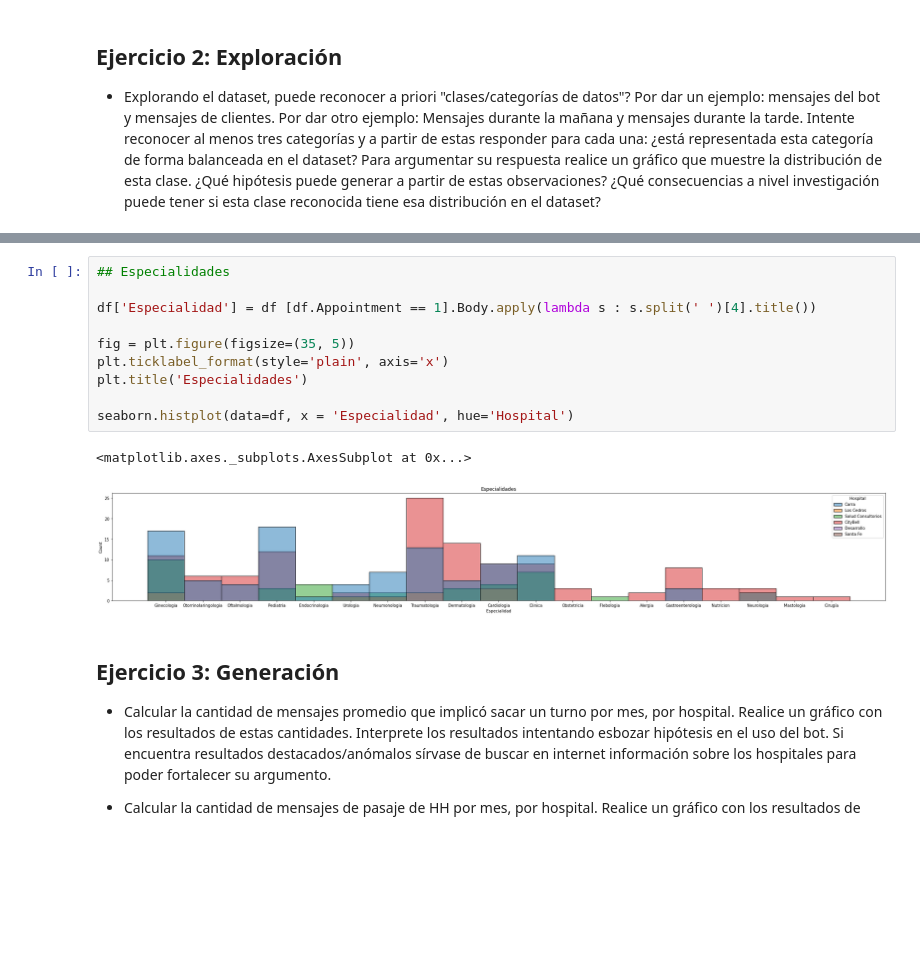
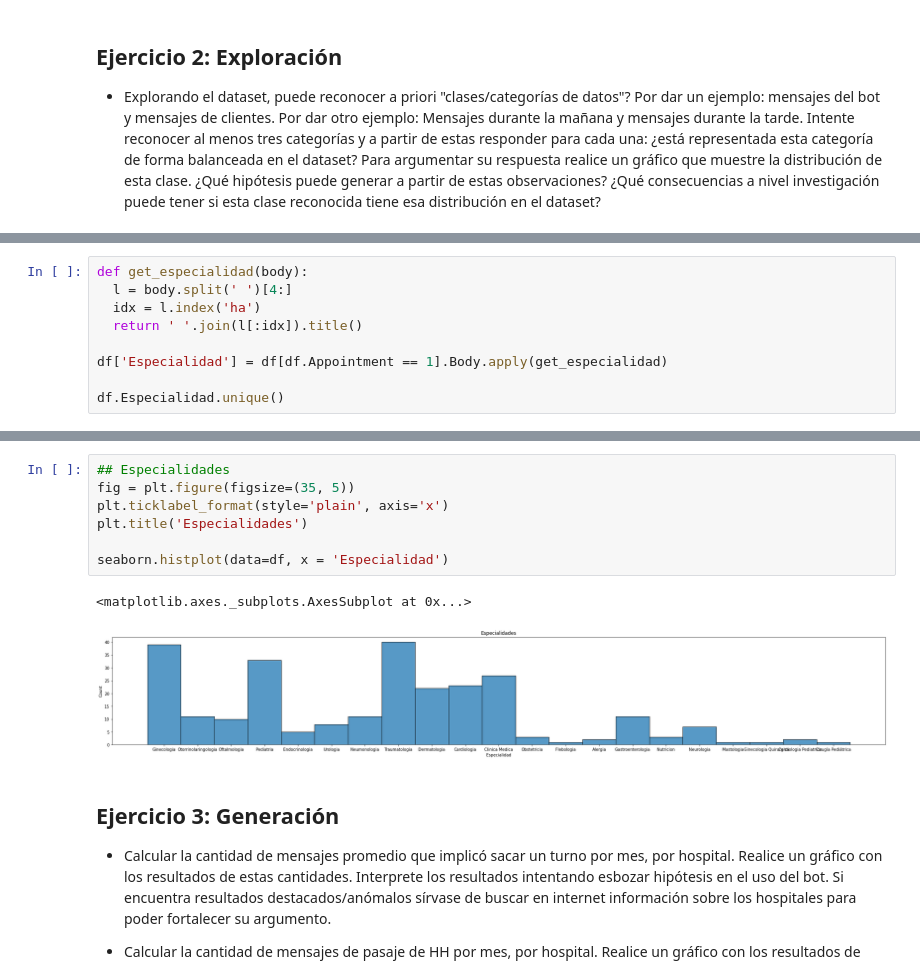
Before and after one commit to Tommmster/mentoria-diplodatos-chatbot, a Jupyter notebook: practico_1_AyV.ipynb, the cells around one changed output, grey strips where cells are left out. Drawn from its saved outputs; the diff is of its cells as text; blank space fills up the shorter version.

```diff
--- a/practico_1_AyV.ipynb
+++ b/practico_1_AyV.ipynb
@@ -383,0 +388,9 @@ Index(['Hospital', 'Tel_hospital', 'Body', 'Status', 'SentDate', 'Fecha',
+# %%
+def get_especialidad(body):
+  l = body.split(' ')[4:]
+  idx = l.index('ha')
+  return ' '.join(l[:idx]).title()
+
+df['Especialidad'] = df[df.Appointment == 1].Body.apply(get_especialidad)
+
+df.Especialidad.unique()
@@ -384,16 +421,13 @@ Index(['Hospital', 'Tel_hospital', 'Body', 'Status', 'SentDate', 'Fecha',
 # %%
 ## Especialidades
-
-df['Especialidad'] = df [df.Appointment == 1].Body.apply(lambda s : s.split(' ')[4].title())
-
 fig = plt.figure(figsize=(35, 5))
 plt.ticklabel_format(style='plain', axis='x')
 plt.title('Especialidades')
 
-seaborn.histplot(data=df, x = 'Especialidad', hue='Hospital')
+seaborn.histplot(data=df, x = 'Especialidad')
 # %% [output]
 <matplotlib.axes._subplots.AxesSubplot at 0x...>
-[figure, old version]
+[figure, new version]
 # %% [markdown]
 ## Ejercicio 3: Generación
 
```
Also changed, not shown: parts of 41 cells of this notebook.
